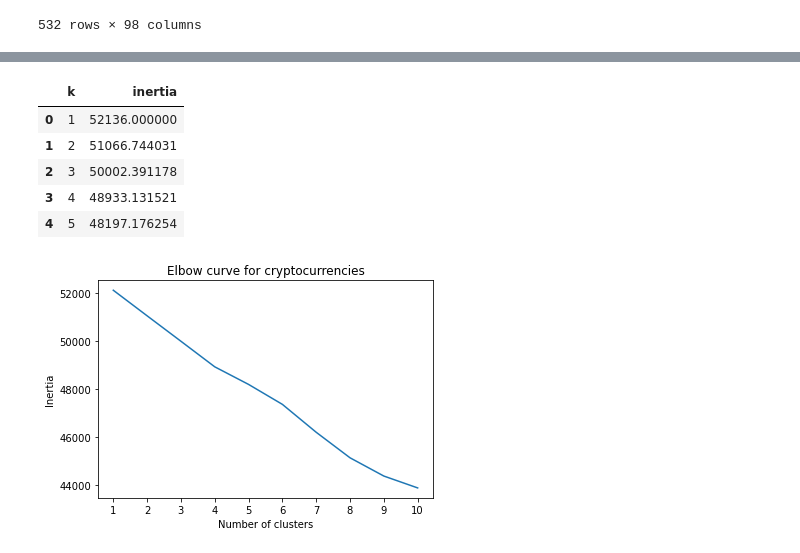
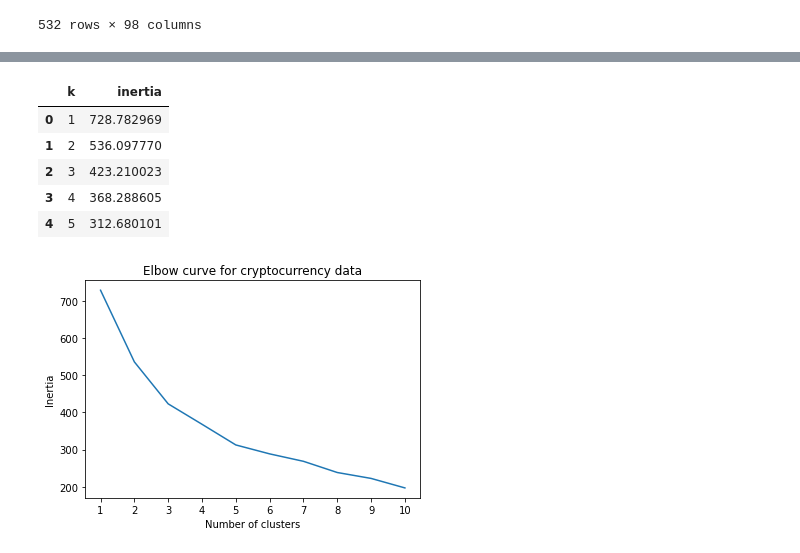
Before and after one commit to dkletter/unsupervised-learning, a Jupyter notebook: cryptoclusters.ipynb, the cells around one changed output, grey strips where cells are left out. Drawn from its saved outputs; the diff is of its cells as text; code cells hidden in the pictures.

```diff
--- a/cryptoclusters.ipynb
+++ b/cryptoclusters.ipynb
@@ -231,5 +252,5 @@ dummy_df
 # %%
 # Standardize the dataset
-scaled_df = StandardScaler().fit_transform(dummy_df)
+scaled_df = MinMaxScaler().fit_transform(dummy_df)
 print(scaled_df[0:5])
 # %% [output]
@@ -332,7 +325,7 @@ k = list(range(1, 11))
 # Calculate the inertia for the range of k values
 for i in k:
     km = KMeans(n_clusters=i, random_state=0)
-    km.fit(scaled_df)
+    km.fit(principal_components)
     inertia.append(km.inertia_)
 
 # Create the Elbow Curve using hvPlot
@@ -341,18 +334,18 @@ elbow_df = pd.DataFrame(elbow_data)
 elbow_df.head()
 # %% [output]
 |  | k | inertia |
-| 0 | 1 | 52136.000000 |
-| 1 | 2 | 51066.744031 |
-| 2 | 3 | 50002.391178 |
-| 3 | 4 | 48933.131521 |
-| 4 | 5 | 48197.176254 |
+| 0 | 1 | 728.782969 |
+| 1 | 2 | 536.097770 |
+| 2 | 3 | 423.210023 |
+| 3 | 4 | 368.288605 |
+| 4 | 5 | 312.680101 |
 # %%
 # Plot the elbow curve to find the best candidate(s) for k
 plt.plot(elbow_df['k'], elbow_df['inertia'])
 plt.xticks(range(1,11))
 plt.xlabel('Number of clusters')
 plt.ylabel('Inertia')
-plt.title('Elbow curve for cryptocurrencies')
+plt.title('Elbow curve for cryptocurrency data')
 plt.show()
 # %% [output]
-[figure, old version]
+[figure, new version]
```
Also changed, not shown: parts of 16 cells of this notebook.
